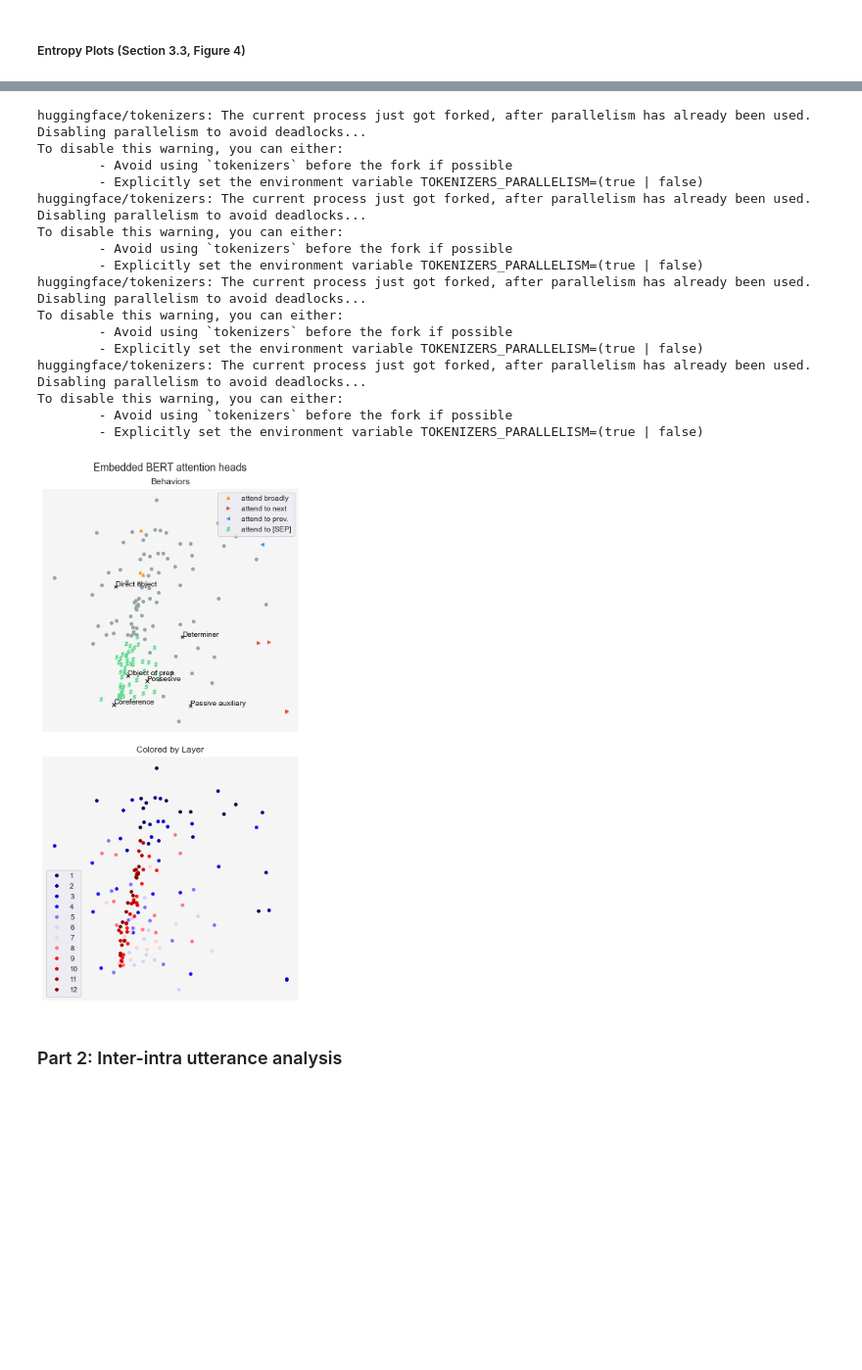
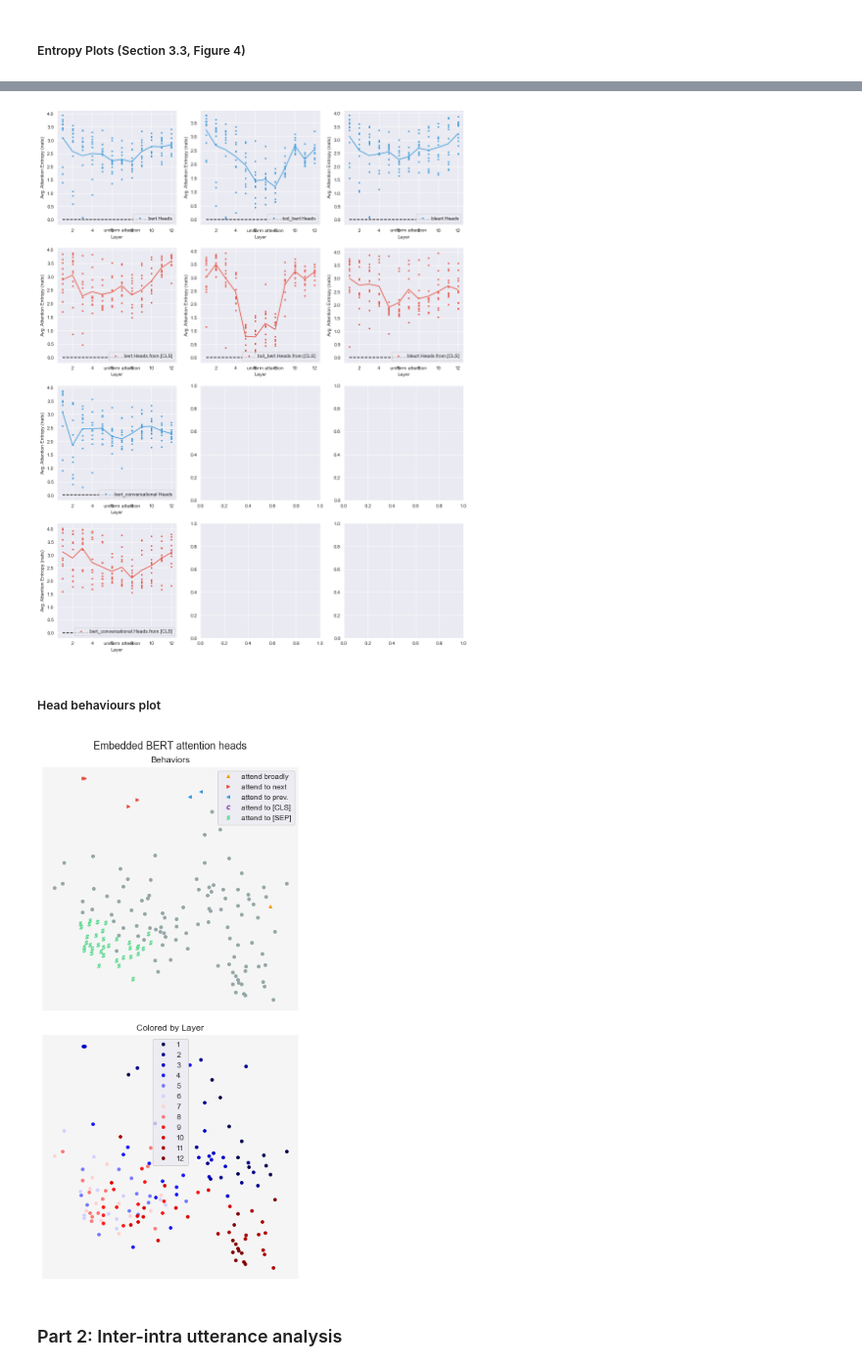
Before and after one commit to eliroc98/dialogue_coherence, a Jupyter notebook: attention.ipynb, the cells around one changed output, grey strips where cells are left out. Shown at 98% size. Saved outputs shown, nothing was run; the diff lists cells and outputs as text; code cells hidden in the pictures; blank space fills up the shorter version.

```diff
--- a/attention.ipynb
+++ b/attention.ipynb
@@ -462,7 +462,7 @@ entropies_cls = np.zeros((12, 12))  # entropy of attention from [CLS]
 entropies_attention_dicts = {
     k[0]: {'uniform_attn_entropy' : 0,
            'entropies': entropies.copy(),
-           'entropies_cls': entropies_cls.copy()} for k in keys if k[0] != "dialogpt"
+           'entropies_cls': entropies_cls.copy()} for k in keys
 }
 for k in entropies_attention_dicts:
   data = attention_dicts[k]
@@ -649,3 +643,13 @@ plt.show()
+# %%
+compare_entropies(entropies_attention_dicts)
+# %% [output]
+[figure, added]
+# %% [markdown]
+##### Head behaviours plot
+# %%
+dict_js_divergences = {
+    k[0]: load_pickle(f"./data/head_distances_attention{k[0]}.pkl") for k in keys
+}
 # %%
 ENTROPY_THRESHOLD = 3.8  # When to say a head "attends broadly"
 POSITION_THRESHOLD = 0.5  # When to say a head "attends to next/prev"
@@ -664,7 +668,9 @@ LINGUISTIC_HEADS = {
 # reflect Jenson-Shannon divergences between attention heads.
 mds = sklearn.manifold.MDS(metric=True, n_init=5, n_jobs=4, eps=1e-10,
                            max_iter=1000, dissimilarity="precomputed")
-pts = mds.fit_transform(js_divergences)
+
+model = 'bert'
+pts = mds.fit_transform(dict_js_divergences[model])
 pts = pts.reshape((12, 12, 2))
 pts_flat = pts.reshape([144, 2])
 
@@ -720,55 +726,39 @@ for color_by_layer in [False, True]:
         label = str(layer + 1)
         color = colormap[layer]
         marker = "o"
         markersize = 3.8
 
-      if not color_by_layer:
-        if (layer, head) in LINGUISTIC_HEADS:
-          label = ""
-          color = BLACK
-          marker = "x"
-          ax.text(x, y, LINGUISTIC_HEADS[(layer, head)], color=color)
+      #if not color_by_layer:
+        #if (layer, head) in LINGUISTIC_HEADS:
+          #label = ""
+          #color = BLACK
+          #marker = "x"
+          #ax.text(x, y, LINGUISTIC_HEADS[(layer, head)], color=color)
 
       if label not in seen_labels:
         seen_labels.add(label)
       else:
         label = ""
 
       ax.plot([x], [y], marker=marker, markersize=markersize,
               color=color, label=label, linestyle="")
 
   ax.set_xticks([])
   ax.set_yticks([])
   ax.spines["top"].set_visible(False)
   ax.spines["right"].set_visible(False)
   ax.spines["bottom"].set_visible(False)
   ax.spines["left"].set_visible(False)
   ax.set_facecolor((0.96, 0.96, 0.96))
   plt.title(("Colored by Layer" if color_by_layer else "Behaviors"))
   handles, labels = ax.get_legend_handles_labels()
   ax.legend(handles, labels, loc="best")
 
 plt.suptitle("Embedded BERT attention heads", fontsize=14, y=1.05)
 plt.subplots_adjust(top=1, bottom=0, right=1, left=0,
                     hspace=0.1, wspace=0)
 plt.show()
 # %% [output]
-huggingface/tokenizers: The current process just got forked, after parallelism has already been used. Disabling parallelism to avoid deadlocks...
-To disable this warning, you can either:
-        - Avoid using `tokenizers` before the fork if possible
-        - Explicitly set the environment variable TOKENIZERS_PARALLELISM=(true | false)
-huggingface/tokenizers: The current process just got forked, after parallelism has already been used. Disabling parallelism to avoid deadlocks...
-To disable this warning, you can either:
-        - Avoid using `tokenizers` before the fork if possible
-        - Explicitly set the environment variable TOKENIZERS_PARALLELISM=(true | false)
-huggingface/tokenizers: The current process just got forked, after parallelism has already been used. Disabling parallelism to avoid deadlocks...
-To disable this warning, you can either:
-        - Avoid using `tokenizers` before the fork if possible
-        - Explicitly set the environment variable TOKENIZERS_PARALLELISM=(true | false)
-huggingface/tokenizers: The current process just got forked, after parallelism has already been used. Disabling parallelism to avoid deadlocks...
-To disable this warning, you can either:
-        - Avoid using `tokenizers` before the fork if possible
-        - Explicitly set the environment variable TOKENIZERS_PARALLELISM=(true | false)
-[figure, old version]
+[figure, new version]
 # %% [markdown]
 ### Part 2: Inter-intra utterance analysis
```
Also changed, not shown: parts of 6 cells of this notebook.
